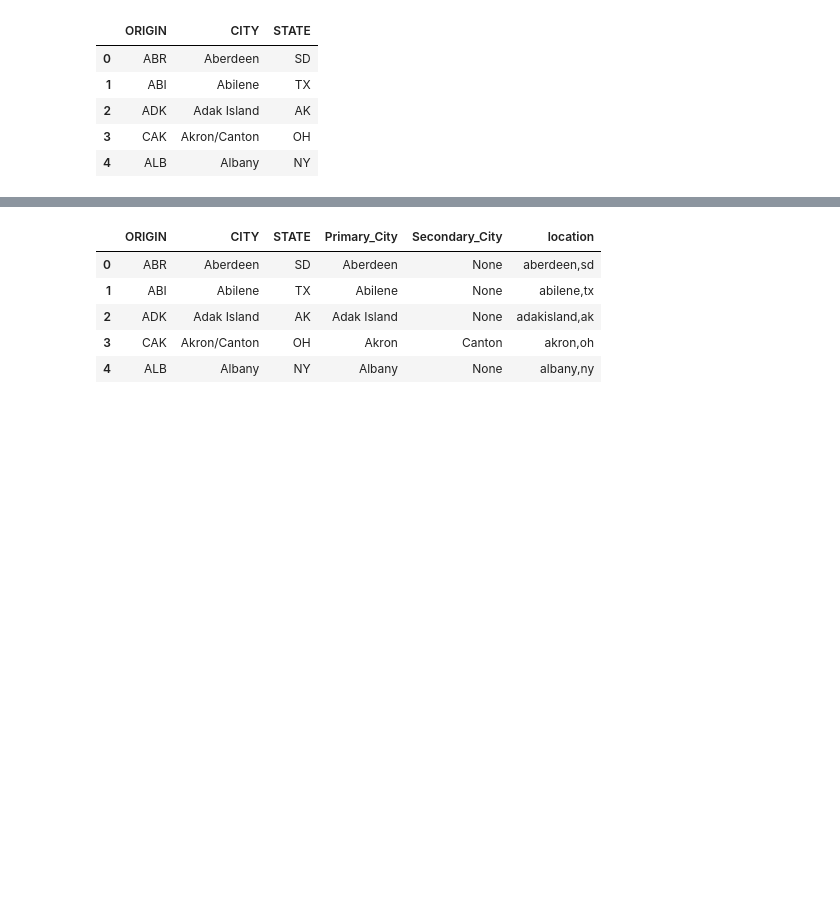
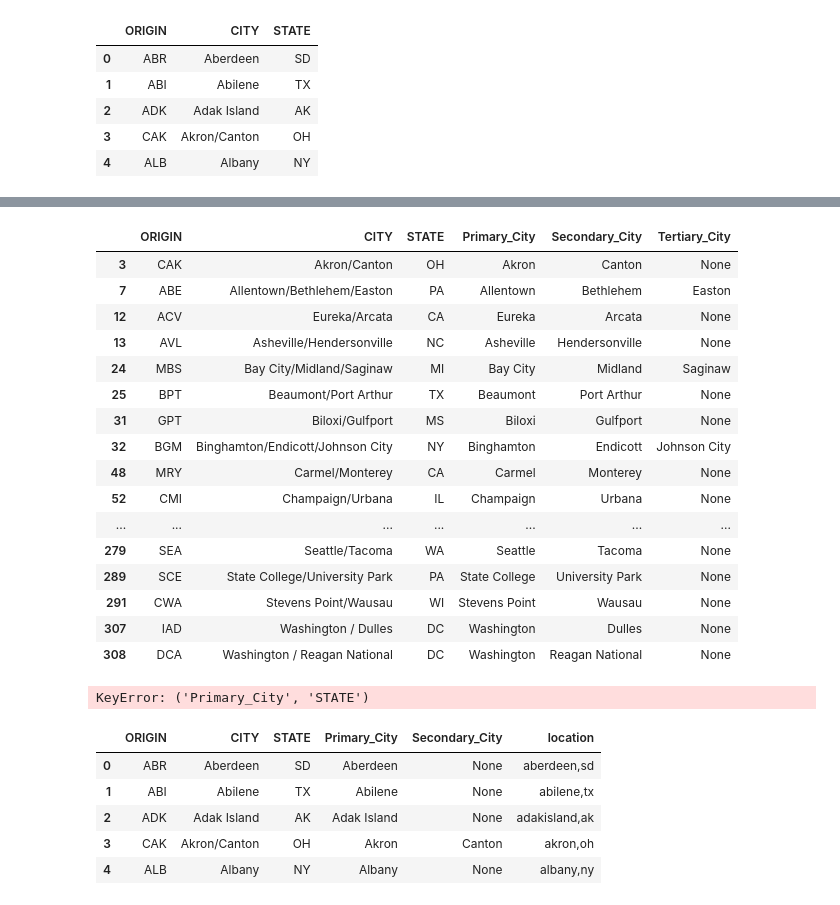
Before and after one commit to Duegan24/Final_Project, a Jupyter notebook: Seg_three_Machine Learning Model.ipynb, the cells around one changed output, grey strips where cells are left out. Drawn from its saved outputs; the diff is of its cells as text; code cells hidden in the pictures; blank space fills up the shorter version.

```diff
--- a/Seg_three_Machine Learning Model.ipynb
+++ b/Seg_three_Machine Learning Model.ipynb
@@ -90,0 +95,32 @@ len(city_lookup_db)
+# %%
+city_lookup_df[city_lookup_df['Secondary_City'].notnull()]
+# %% [output]
+|  | ORIGIN | CITY | STATE | Primary_City | Secondary_City | Tertiary_City |
+| 3 | CAK | Akron/Canton | OH | Akron | Canton | None |
+| 7 | ABE | Allentown/Bethlehem/Easton | PA | Allentown | Bethlehem | Easton |
+| 12 | ACV | Eureka/Arcata | CA | Eureka | Arcata | None |
+| 13 | AVL | Asheville/Hendersonville | NC | Asheville | Hendersonville | None |
+| 24 | MBS | Bay City/Midland/Saginaw | MI | Bay City | Midland | Saginaw |
+| 25 | BPT | Beaumont/Port Arthur | TX | Beaumont | Port Arthur | None |
+| 31 | GPT | Biloxi/Gulfport | MS | Biloxi | Gulfport | None |
+| 32 | BGM | Binghamton/Endicott/Johnson City | NY | Binghamton | Endicott | Johnson City |
+| 48 | MRY | Carmel/Monterey | CA | Carmel | Monterey | None |
+| 52 | CMI | Champaign/Urbana | IL | Champaign | Urbana | None |
+| ... | ... | ... | ... | ... | ... | ... |
+| 279 | SEA | Seattle/Tacoma | WA | Seattle | Tacoma | None |
+| 289 | SCE | State College/University Park | PA | State College | University Park | None |
+| 291 | CWA | Stevens Point/Wausau | WI | Stevens Point | Wausau | None |
+| 307 | IAD | Washington / Dulles | DC | Washington | Dulles | None |
+| 308 | DCA | Washington / Reagan National | DC | Washington | Reagan National | None |
+# %%
+cities_option = ['Primary_City', 'Secondary_City', 'Tertiary_City']
+lookup_columns.append("locations")
+
+location_lookup_df = pd.DataFrame(columns=lookup_columns)
+for city_option in cities_option:
+    x = city_lookup_df[city_lookup_df[city_option].notnull()]
+
+    location_lookup_df = location_lookup_df.append(
+        x[[city_option, 'STATE']].apply(lambda row: ','.join(row.values.astype(str)), axis=1))
+# %% [output]
+KeyError: ('Primary_City', 'STATE')
```
Also changed, not shown: parts of 9 cells of this notebook, 1 other file.
